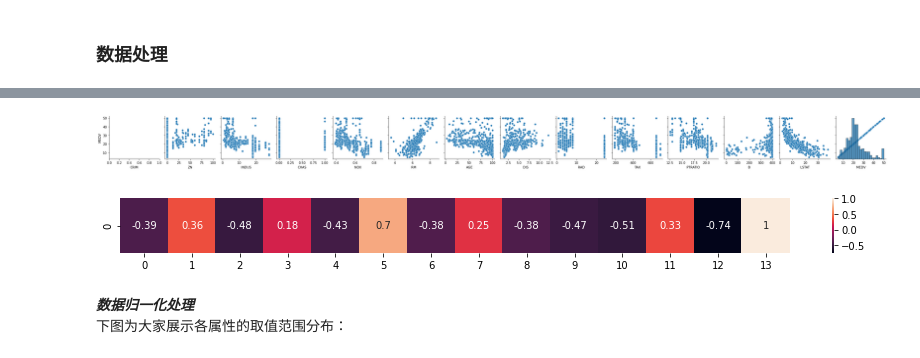
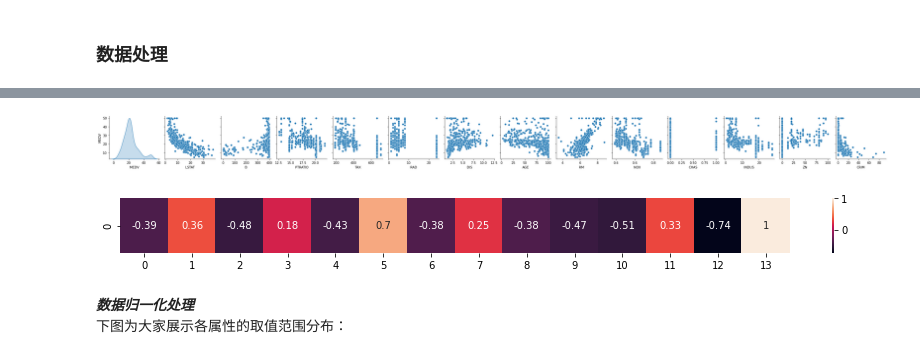
Before and after one commit to PaddlePaddle/book, a Jupyter notebook: paddle2.0_docs/linear_regression/linear_regression.ipynb, the cells around one changed output, grey strips where cells are left out. Cells and saved outputs as stored; diff of their text form; code cells hidden in the pictures.

```diff
--- a/paddle2.0_docs/linear_regression/linear_regression.ipynb
+++ b/paddle2.0_docs/linear_regression/linear_regression.ipynb
@@ -55,15 +55,15 @@ housing_data = housing_data.reshape([housing_data.shape[0] // feature_num, featu
 # %%
 # 画图看特征间的关系,主要是变量两两之间的关系（线性或非线性，有无明显较为相关关系）
 features_np = np.array([x[:13] for x in housing_data], np.float32)
 labels_np = np.array([x[-1] for x in housing_data], np.float32)
-data_np = np.c_[features_np, labels_np]
-df = pd.DataFrame(data_np, columns=feature_names)
+# data_np = np.c_[features_np, labels_np]
+df = pd.DataFrame(housing_data, columns=feature_names)
 matplotlib.use('TkAgg')
 %matplotlib inline
-sns.pairplot(df.dropna(), y_vars=feature_names[-1], x_vars=feature_names[:])
+sns.pairplot(df.dropna(), y_vars=feature_names[-1], x_vars=feature_names[::-1], diag_kind='kde')
 plt.show()
 # %% [output]
-[figure, old version]
+[figure, new version]
 # %%
 # 相关性分析
 fig, ax = plt.subplots(figsize=(15, 1))
@@ -72,7 +72,7 @@ corr_data = np.asarray(corr_data).reshape(1, 14)
 ax = sns.heatmap(corr_data, cbar=True, annot=True)
 plt.show()
 # %% [output]
-[figure, old version]
+[figure, new version]
 # %% [markdown]
 ***数据归一化处理***<br>
 下图为大家展示各属性的取值范围分布：
```
Also changed, not shown: parts of 9 cells of this notebook.
